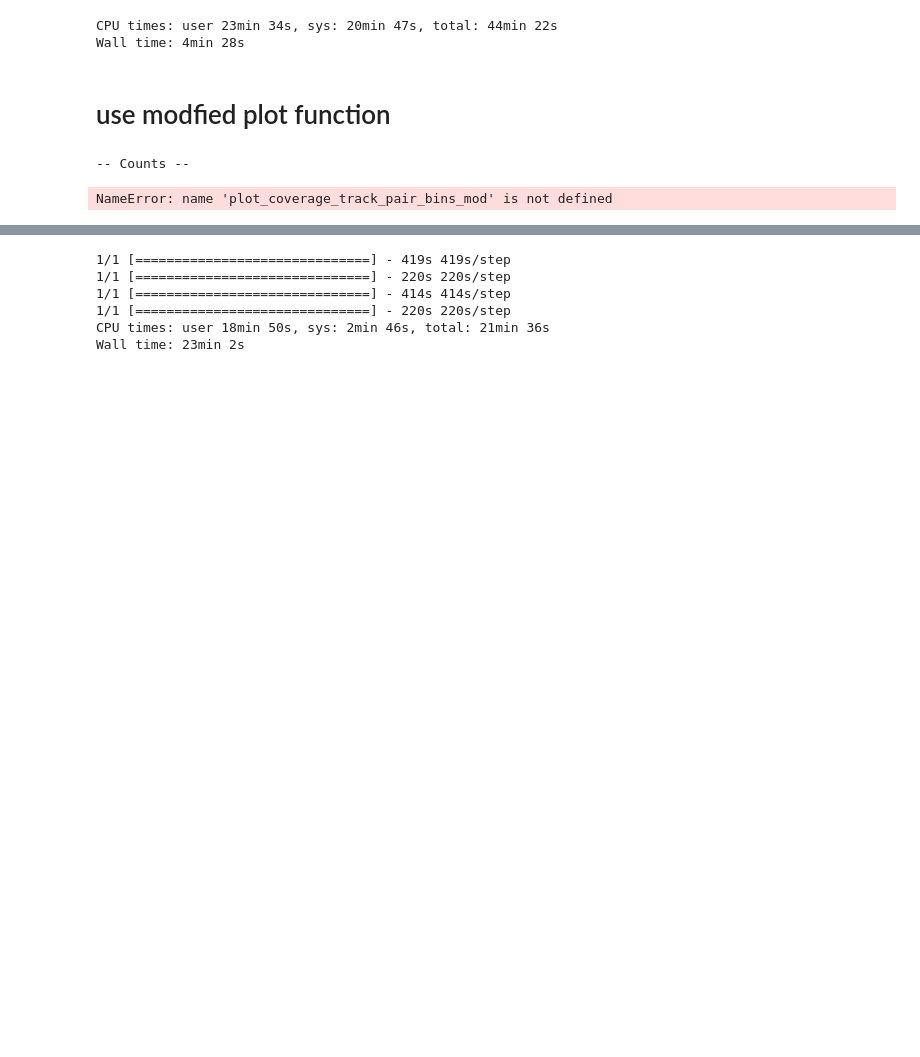
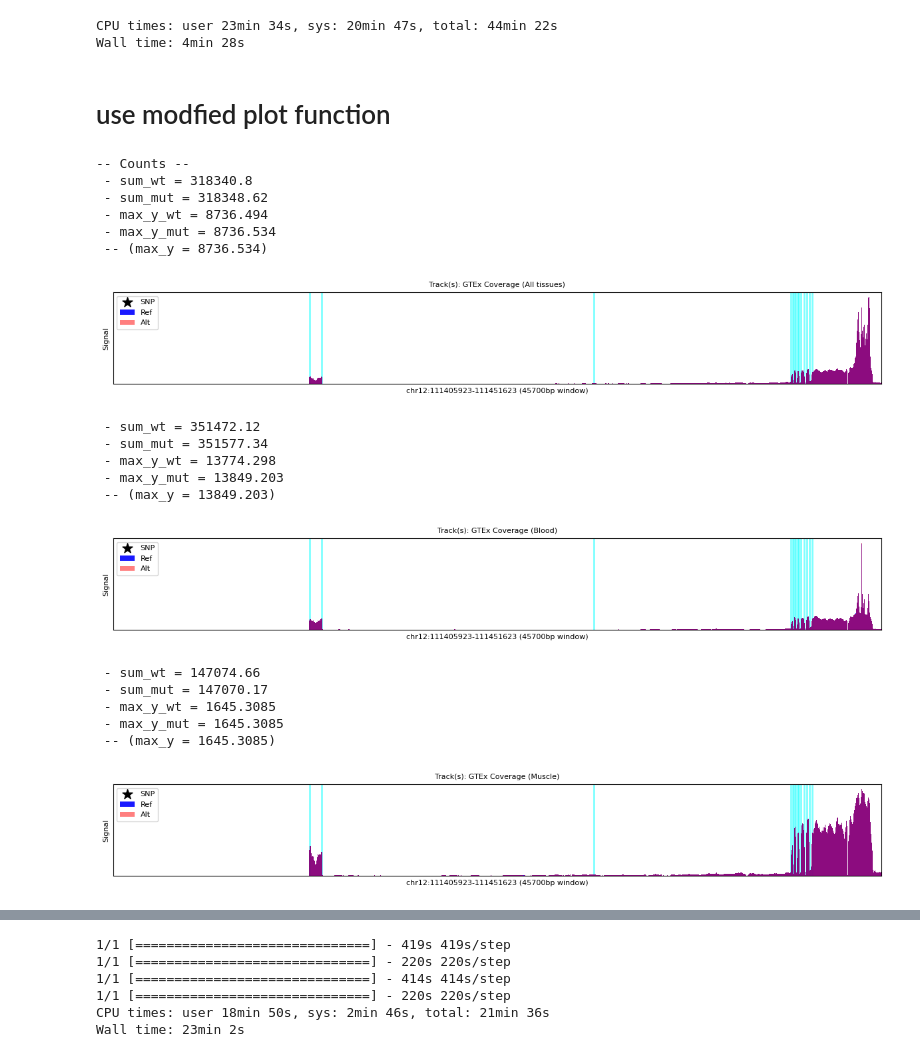
Before and after one commit to takezo-kikuchi/borzoi, a Jupyter notebook: examples/predictions3.ipynb, the cells around one changed output, grey strips where cells are left out. Drawn from its saved outputs; the diff is of its cells as text; code cells hidden in the pictures; blank space fills up the shorter version.

Commit message:
created a plot in prediction3.ipynb

```diff
--- a/examples/predictions3.ipynb
+++ b/examples/predictions3.ipynb
@@ -369,34 +600,50 @@ track_names = [
 
 track_scales = [0.01]*3
 track_transforms = [3./4.]*3
 soft_clips = [384.]*3
 
 print("-- Counts --")
 plot_coverage_track_pair_bins_mod(
     y_wt,
     y_mut,
     chrom,
     start,
     center_pos,
     poses,
     track_indices,
     track_names,
     track_scales,
     track_transforms,
     soft_clips,
-    #plot_window=plot_window,
+    plot_start=111405923,
+    plot_end =111451623,
     normalize_window=1 * plot_window,
     bin_size=bin_size,
     pad=pad,
     rescale_tracks=rescale_tracks,
     normalize_counts=normalize_counts,
     save_figs=save_figs,
     save_suffix=save_suffix,
     gene_slice=gene_slice,
     anno_df=anno_df,
-    plot_start=111405923,
-    plot_end =111451623
 )
 # %% [output]
 -- Counts --
+ - sum_wt = 318340.8
+ - sum_mut = 318348.62
+ - max_y_wt = 8736.494
+ - max_y_mut = 8736.534
+ -- (max_y = 8736.534)
+[figure, added]
-NameError: name 'plot_coverage_track_pair_bins_mod' is not defined
+ - sum_wt = 351472.12
+ - sum_mut = 351577.34
+ - max_y_wt = 13774.298
+ - max_y_mut = 13849.203
+ -- (max_y = 13849.203)
+[figure, added]
+ - sum_wt = 147074.66
+ - sum_mut = 147070.17
+ - max_y_wt = 1645.3085
+ - max_y_mut = 1645.3085
+ -- (max_y = 1645.3085)
+[figure, added]
```
Also changed, not shown: parts of 3 cells of this notebook.
